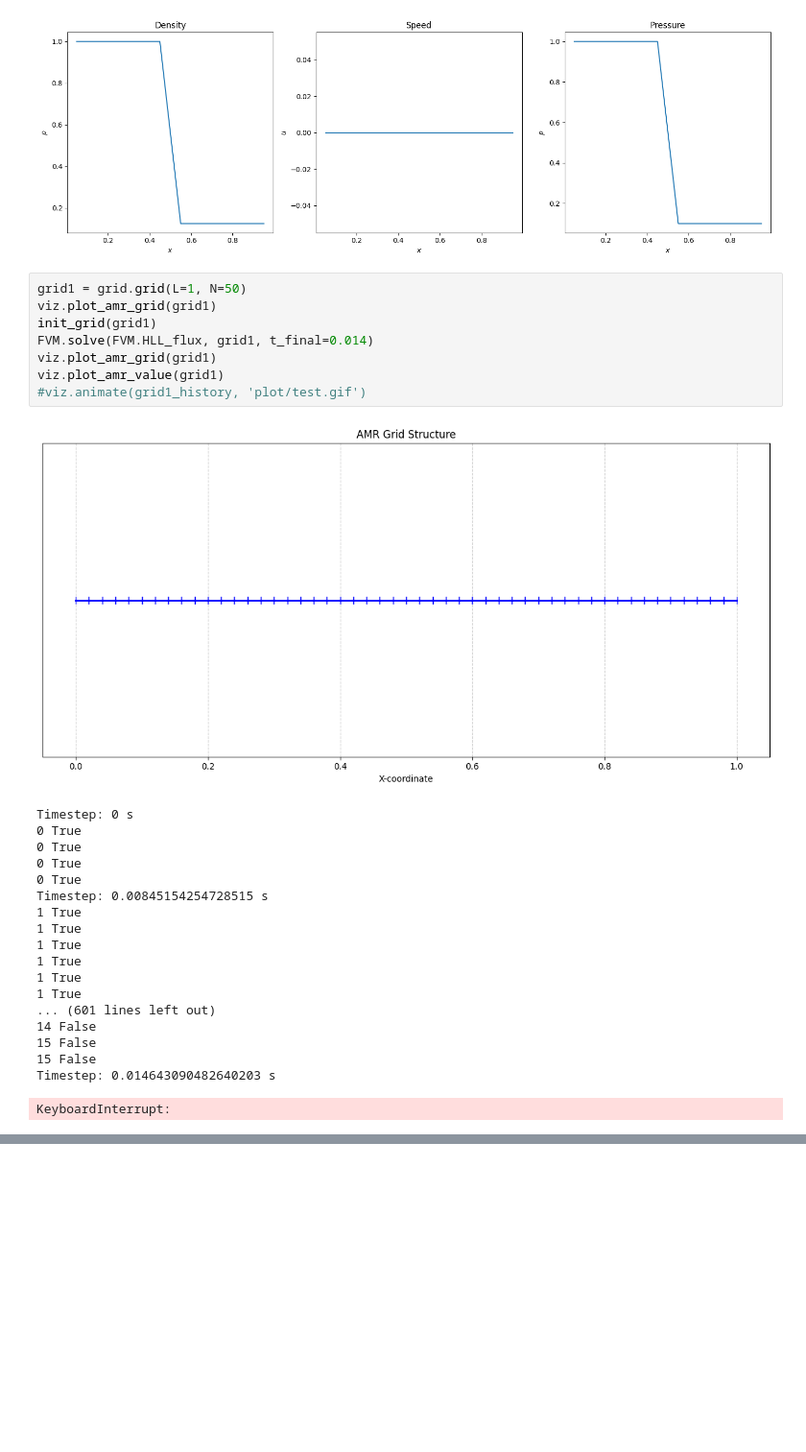
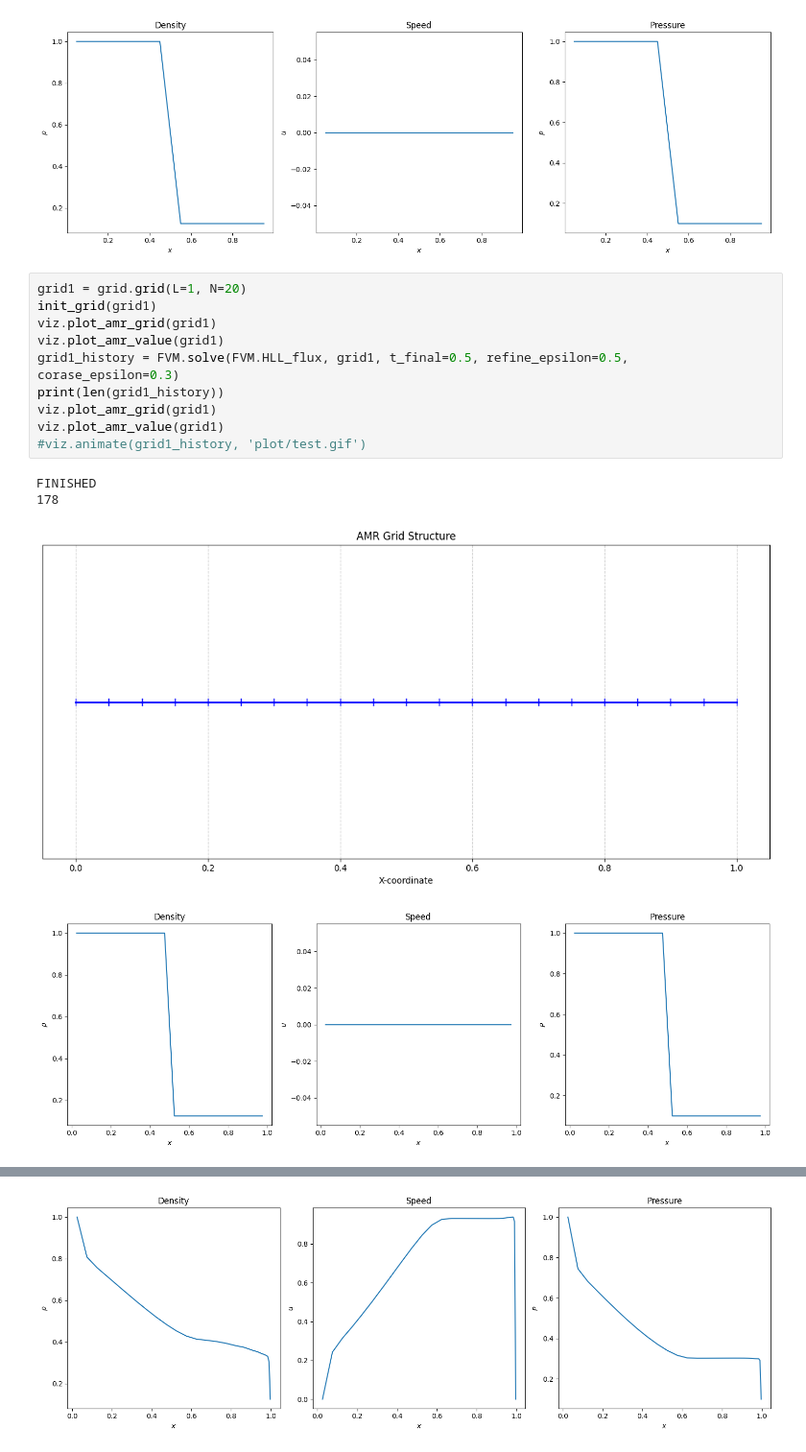
Before and after one commit to yttcari/1d_AMR, a Jupyter notebook: 03_1DAMR_solver.ipynb, the cells around one changed output, grey strips where cells are left out. Shown at 96% size. Saved outputs shown, nothing was run; the diff lists cells and outputs as text; blank space fills up the shorter version.

```diff
--- a/03_1DAMR_solver.ipynb
+++ b/03_1DAMR_solver.ipynb
@@ -56,30 +56,17 @@ viz.plot_amr_value(grid0)
 [figure]
 [figure]
 # %%
-grid1 = grid.grid(L=1, N=50)
+grid1 = grid.grid(L=1, N=20)
+init_grid(grid1)
 viz.plot_amr_grid(grid1)
-init_grid(grid1)
-FVM.solve(FVM.HLL_flux, grid1, t_final=0.014)
+viz.plot_amr_value(grid1)
+grid1_history = FVM.solve(FVM.HLL_flux, grid1, t_final=0.5, refine_epsilon=0.5, corase_epsilon=0.3)
+print(len(grid1_history))
 viz.plot_amr_grid(grid1)
 viz.plot_amr_value(grid1)
 #viz.animate(grid1_history, 'plot/test.gif')
 # %% [output]
+FINISHED
+178
-[figure, old version]
+[figure, new version]
-Timestep: 0 s
-0 True
-0 True
-0 True
-0 True
-Timestep: 0.00845154254728515 s
-1 True
-1 True
-1 True
-1 True
-1 True
-1 True
-... (601 lines left out)
-14 False
-15 False
-15 False
-Timestep: 0.014643090482640203 s
-KeyboardInterrupt:
+[figure, added]
@@ -85,0 +74 @@ KeyboardInterrupt:
+[figure, added]
```
Also changed, not shown: parts of 3 cells of this notebook, 5 other files.
